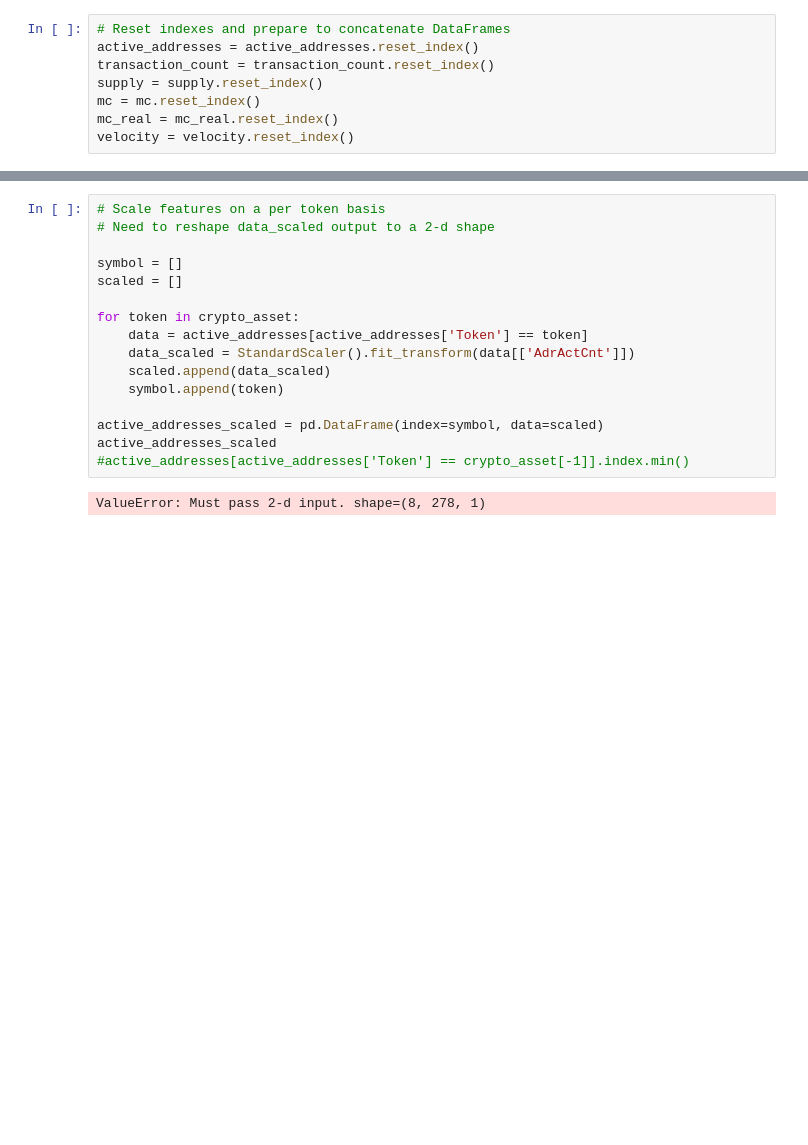
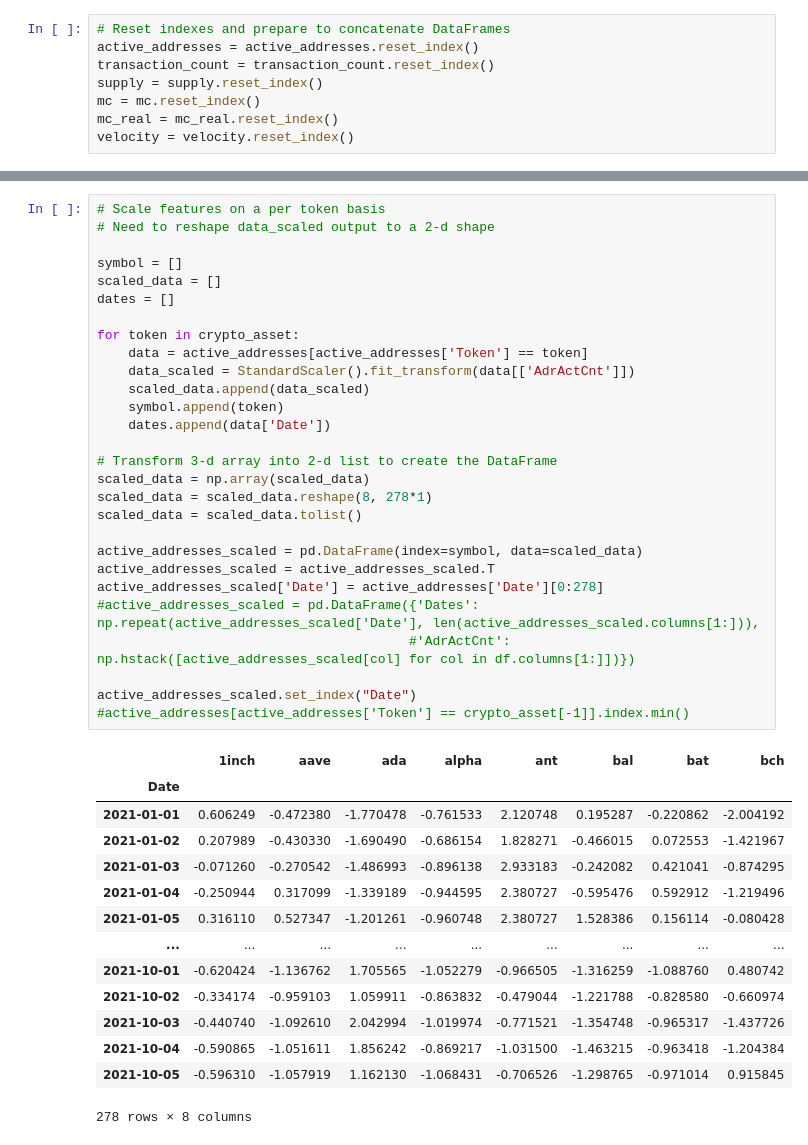
Before and after one commit to AquibaB/ML_Crypto_Clustering, a Jupyter notebook: Per_Token_Crypto_Fundamentals.ipynb, the cells around one changed output, grey strips where cells are left out. Drawn from its saved outputs; the diff is of its cells as text; blank space fills up the shorter version.

```diff
--- a/Crypto_Fundamentals.ipynb
+++ b/Per_Token_Crypto_Fundamentals.ipynb
@@ -116,21 +147,46 @@ test
 # %%
 # Scale features on a per token basis
 # Need to reshape data_scaled output to a 2-d shape
 
 symbol = []
-scaled = []
+scaled_data = []
+dates = []
 
 for token in crypto_asset:
     data = active_addresses[active_addresses['Token'] == token]
     data_scaled = StandardScaler().fit_transform(data[['AdrActCnt']])
-    scaled.append(data_scaled)
+    scaled_data.append(data_scaled)
     symbol.append(token)
+    dates.append(data['Date'])
 
-active_addresses_scaled = pd.DataFrame(index=symbol, data=scaled)
-active_addresses_scaled
+# Transform 3-d array into 2-d list to create the DataFrame
+scaled_data = np.array(scaled_data)
+scaled_data = scaled_data.reshape(8, 278*1)
+scaled_data = scaled_data.tolist()
+
+active_addresses_scaled = pd.DataFrame(index=symbol, data=scaled_data)
+active_addresses_scaled = active_addresses_scaled.T
+active_addresses_scaled['Date'] = active_addresses['Date'][0:278]
+#active_addresses_scaled = pd.DataFrame({'Dates': np.repeat(active_addresses_scaled['Date'], len(active_addresses_scaled.columns[1:])),
+                                        #'AdrActCnt': np.hstack([active_addresses_scaled[col] for col in df.columns[1:]])})
+
+active_addresses_scaled.set_index("Date")
 #active_addresses[active_addresses['Token'] == crypto_asset[-1]].index.min()
 # %% [output]
+|  | 1inch | aave | ada | alpha | ant | bal | bat | bch |
+| Date |  |  |  |  |  |  |  |  |
+| 2021-01-01 | 0.606249 | -0.472380 | -1.770478 | -0.761533 | 2.120748 | 0.195287 | -0.220862 | -2.004192 |
+| 2021-01-02 | 0.207989 | -0.430330 | -1.690490 | -0.686154 | 1.828271 | -0.466015 | 0.072553 | -1.421967 |
+| 2021-01-03 | -0.071260 | -0.270542 | -1.486993 | -0.896138 | 2.933183 | -0.242082 | 0.421041 | -0.874295 |
+| 2021-01-04 | -0.250944 | 0.317099 | -1.339189 | -0.944595 | 2.380727 | -0.595476 | 0.592912 | -1.219496 |
+| 2021-01-05 | 0.316110 | 0.527347 | -1.201261 | -0.960748 | 2.380727 | 1.528386 | 0.156114 | -0.080428 |
+| ... | ... | ... | ... | ... | ... | ... | ... | ... |
+| 2021-10-01 | -0.620424 | -1.136762 | 1.705565 | -1.052279 | -0.966505 | -1.316259 | -1.088760 | 0.480742 |
+| 2021-10-02 | -0.334174 | -0.959103 | 1.059911 | -0.863832 | -0.479044 | -1.221788 | -0.828580 | -0.660974 |
+| 2021-10-03 | -0.440740 | -1.092610 | 2.042994 | -1.019974 | -0.771521 | -1.354748 | -0.965317 | -1.437726 |
+| 2021-10-04 | -0.590865 | -1.051611 | 1.856242 | -0.869217 | -1.031500 | -1.463215 | -0.963418 | -1.204384 |
+| 2021-10-05 | -0.596310 | -1.057919 | 1.162130 | -1.068431 | -0.706526 | -1.298765 | -0.971014 | 0.915845 |
-ValueError: Must pass 2-d input. shape=(8, 278, 1)
+278 rows × 8 columns
 # %%
 # Create a new DataFrame with all fundamental data
 df = pd.concat([active_addresses, transaction_count, supply, mc, mc_real, velocity], join='outer', axis=1)
```
Also changed, not shown: parts of 6 cells of this notebook, 1 other file.
